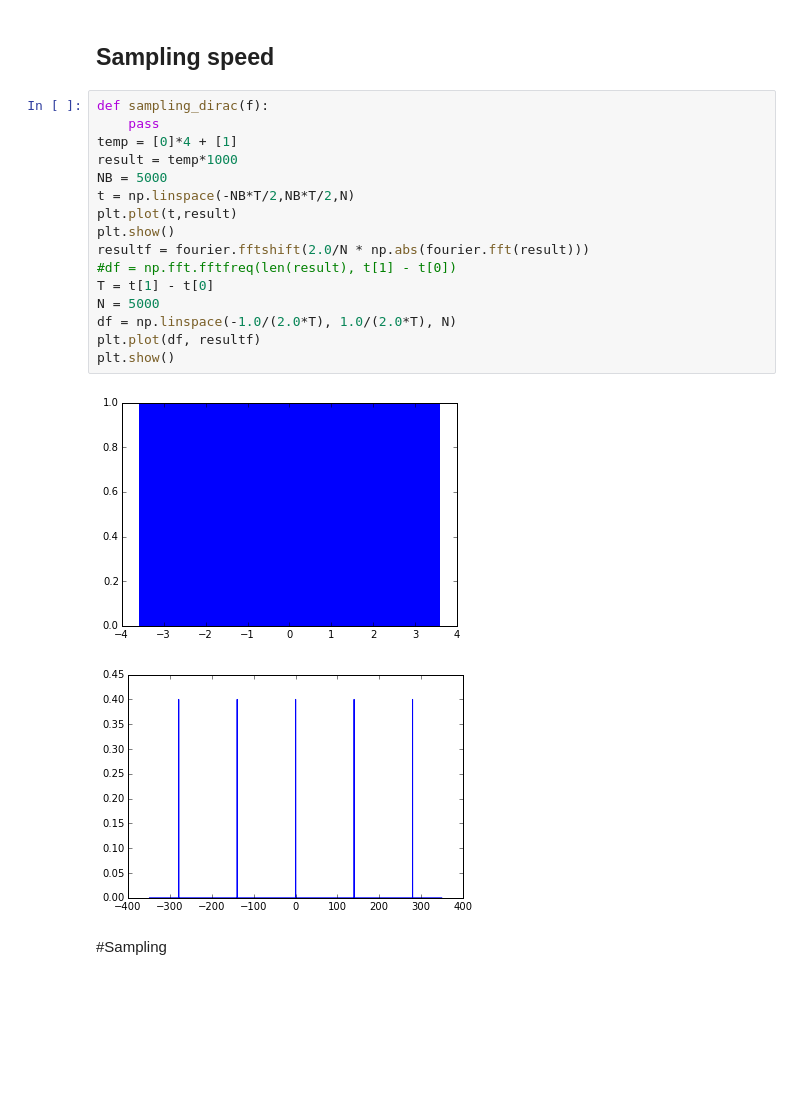
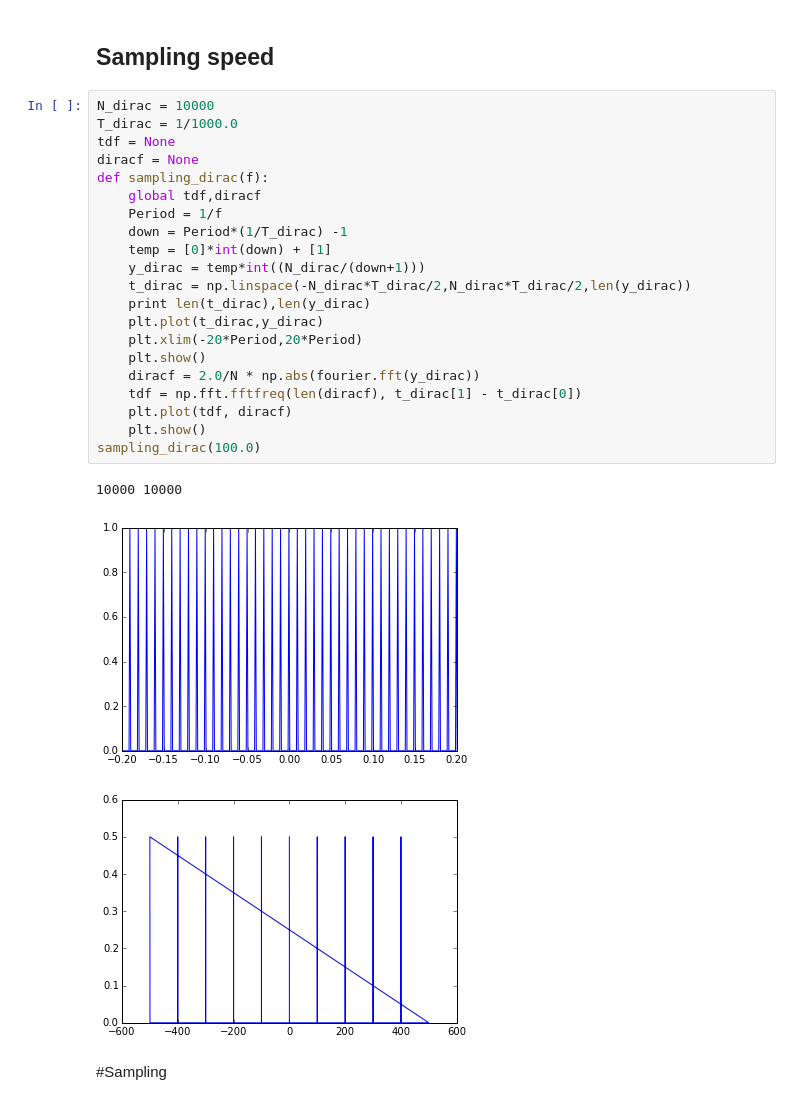
Before and after one commit to claesenm/kul-systeemtheorie, a Jupyter notebook: notebooks/Sampling.ipynb, the cells around one changed output. Cells and saved outputs as stored; diff of their text form; blank space fills up the shorter version.

```diff
--- a/notebooks/Sampling.ipynb
+++ b/notebooks/Sampling.ipynb
@@ -28,23 +43,29 @@ plt.show()
 # %% [markdown]
 ## Sampling speed
-# %%
-def sampling_dirac(f):
-    pass
-temp = [0]*4 + [1]
-result = temp*1000
-NB = 5000
-t = np.linspace(-NB*T/2,NB*T/2,N)
-plt.plot(t,result)
-plt.show()
-resultf = fourier.fftshift(2.0/N * np.abs(fourier.fft(result)))
-#df = np.fft.fftfreq(len(result), t[1] - t[0])
-T = t[1] - t[0]
-N = 5000
-df = np.linspace(-1.0/(2.0*T), 1.0/(2.0*T), N)
-plt.plot(df, resultf)
-plt.show()
-# %% [output]
-[figure, removed]
-[figure, removed]
+# %%
+N_dirac = 10000
+T_dirac = 1/1000.0
+tdf = None
+diracf = None
+def sampling_dirac(f):
+    global tdf,diracf
+    Period = 1/f
+    down = Period*(1/T_dirac) -1
+    temp = [0]*int(down) + [1]
+    y_dirac = temp*int((N_dirac/(down+1)))
+    t_dirac = np.linspace(-N_dirac*T_dirac/2,N_dirac*T_dirac/2,len(y_dirac))
+    print len(t_dirac),len(y_dirac)
+    plt.plot(t_dirac,y_dirac)
+    plt.xlim(-20*Period,20*Period)
+    plt.show()
+    diracf = 2.0/N * np.abs(fourier.fft(y_dirac))
+    tdf = np.fft.fftfreq(len(diracf), t_dirac[1] - t_dirac[0])
+    plt.plot(tdf, diracf)
+    plt.show()
+sampling_dirac(100.0)
+# %% [output]
+10000 10000
+[figure, added]
+[figure, added]
 # %% [markdown]
 #Sampling
```
Also changed, not shown: parts of 6 cells of this notebook, 1 other file.
